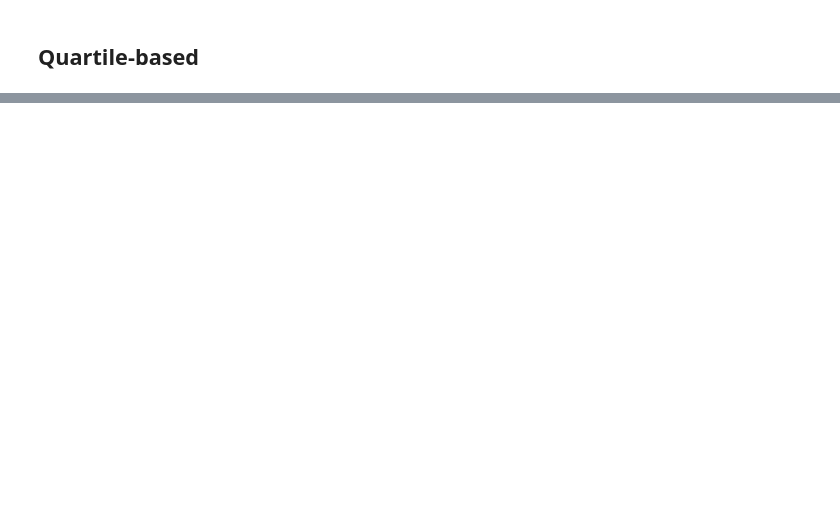
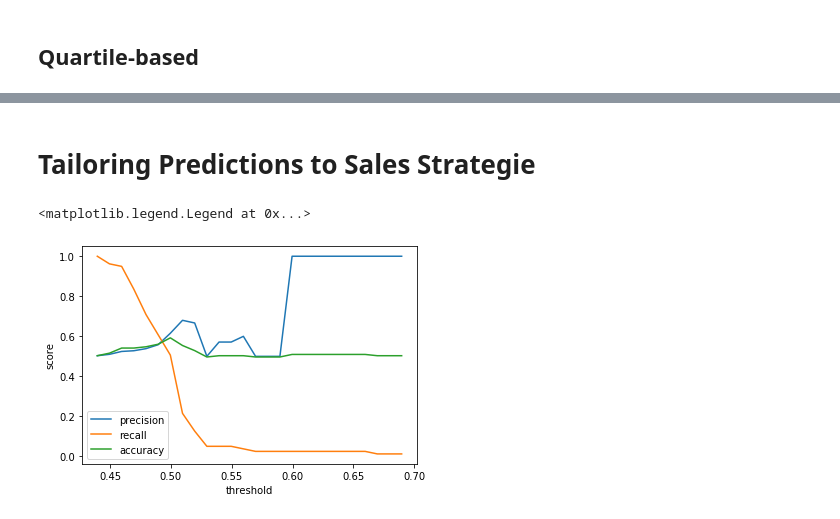
Before and after one commit to alireza-alizadegan/e-commerce-Sales, a Jupyter notebook: Brazil/Value Prediction.ipynb, the cells around one changed output, grey strips where cells are left out. Drawn from its saved outputs; the diff is of its cells as text; code cells hidden in the pictures; blank space fills up the shorter version.

```diff
--- a/Brazil/Value Prediction.ipynb
+++ b/Brazil/Value Prediction.ipynb
@@ -788,18 +1071,30 @@ y_proba = lr.predict_proba(X_test)[:,1]
+# %% [markdown]
+# Tailoring Predictions to Sales Strategie
 # %%
+# evaluate precision and recall
 y_proba = lr.predict_proba(X_test)[:,1]
 from sklearn.metrics import precision_score
 from sklearn.metrics import recall_score
+from sklearn.metrics import accuracy_score
+
 
 precision_list = []
 recall_list = []
-threshold_list = np.arange(y_proba.min(), y_proba.max(), 0.001)
+accuracy_list = []
+threshold_list = np.arange(y_proba.min(), y_proba.max(), 0.01)
 for threshold in threshold_list:
     y_threshold = np.where(y_proba >= threshold, 1, 0)
     precision_list.append(precision_score(y_test, y_threshold))
     recall_list.append(recall_score(y_test, y_threshold))
+    accuracy_list.append(accuracy_score(y_test, y_threshold))
+
 
 plt.plot(threshold_list, precision_list, label='precision')
 plt.plot(threshold_list, recall_list, label='recall')
+plt.plot(threshold_list, accuracy_list, label='accuracy')
 plt.xlabel('threshold')
 plt.ylabel('score')
 plt.legend()
+# %% [output]
+<matplotlib.legend.Legend at 0x...>
+[figure, added]
```
Also changed, not shown: parts of 77 cells of this notebook, 1 other file.
